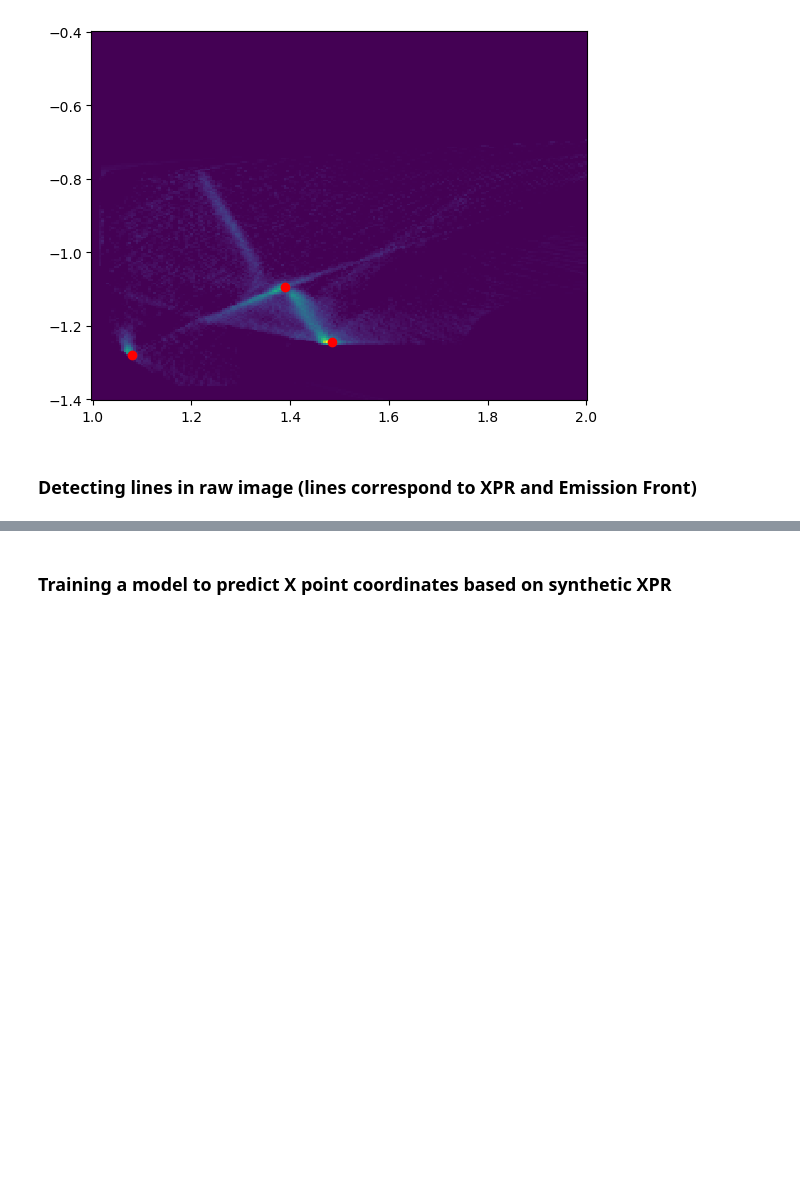
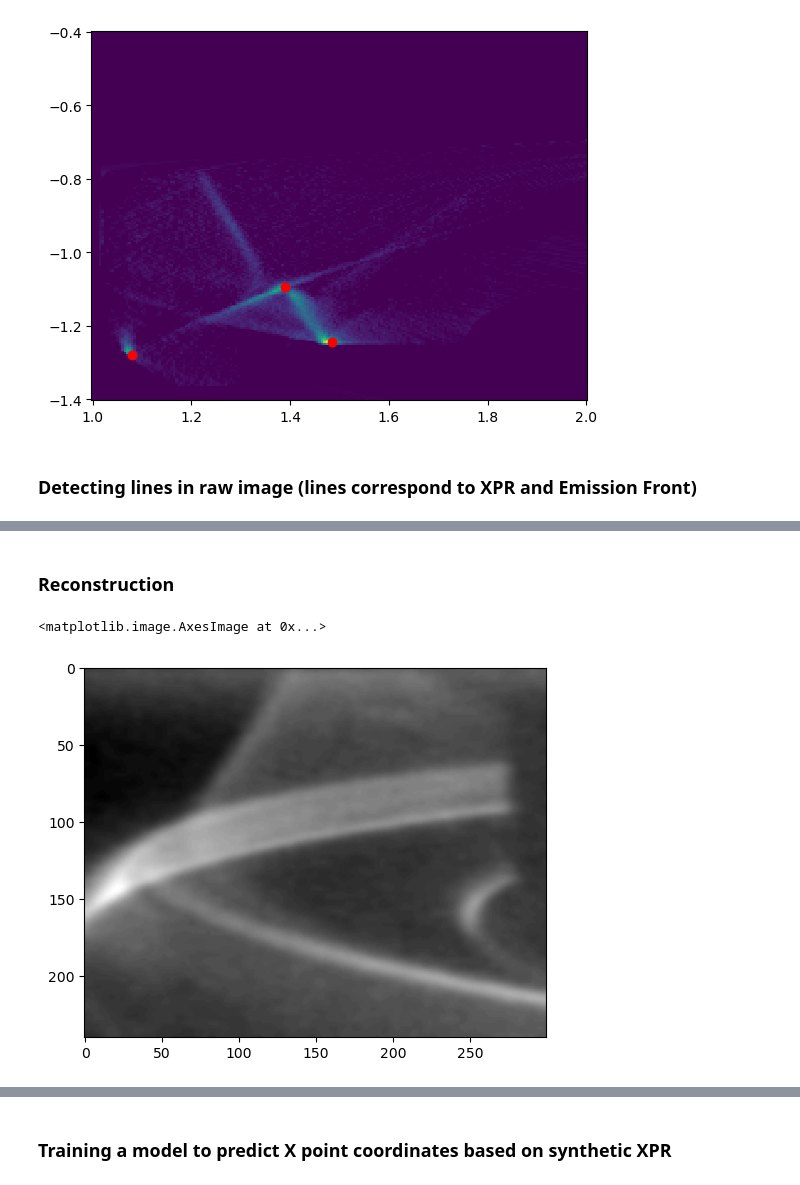
Before and after one commit to PlasmaControl/plasma-tv, a Jupyter notebook: plasma-tv-base-code.ipynb, the cells around one changed output, grey strips where cells are left out. Drawn from its saved outputs; the diff is of its cells as text; code cells hidden in the pictures; blank space fills up the shorter version.

```diff
--- a/plasma-tv-base-code.ipynb
+++ b/plasma-tv-base-code.ipynb
@@ -169,0 +170,12 @@ Clipping input data to the valid range for imshow with RGB data ([0..1] for floa
+# %% [markdown]
+### Reconstruction
+# %%
+img = np.sqrt(vid[tid]).copy()[:,300:600]
+ratio = np.amax(img) / 255
+img8 = (img/ratio).astype('uint8')
+kernel_size = 11
+blur_gray = cv2.GaussianBlur(img8,(kernel_size, kernel_size),0)
+plt.imshow(blur_gray, cmap='gray')
+# %% [output]
+<matplotlib.image.AxesImage at 0x...>
+[figure, added]
```
Also changed, not shown: parts of 6 cells of this notebook.
